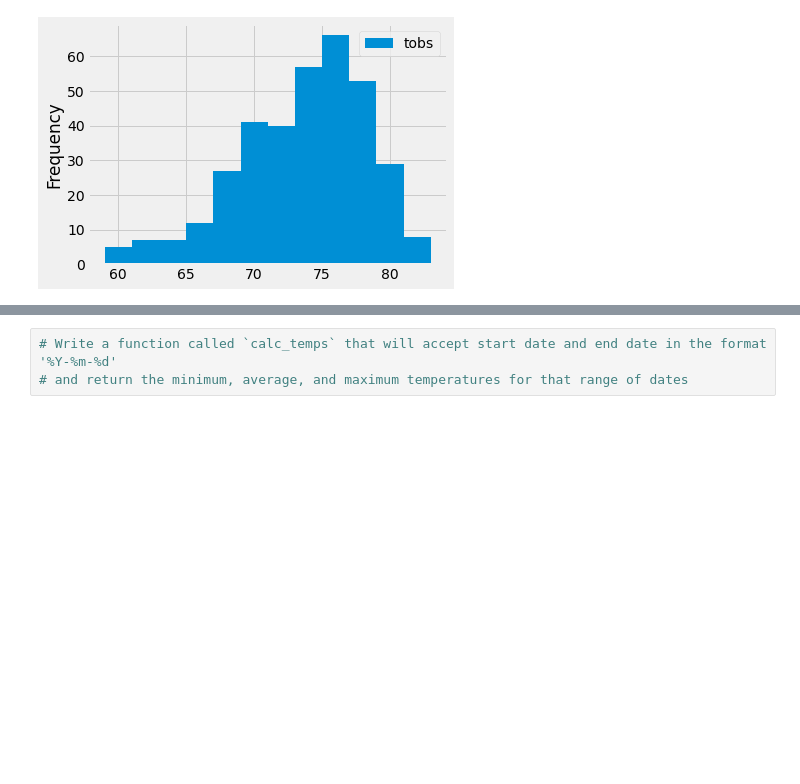
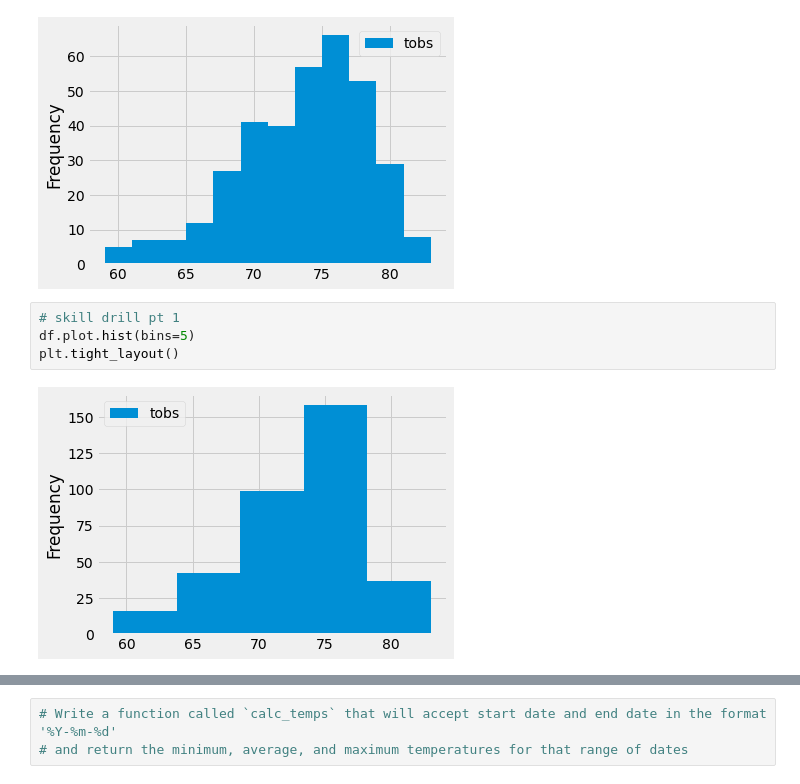
Before and after one commit to ssheggrud/surfs_up, a Jupyter notebook: climate_analysis.ipynb, the cells around one changed output, grey strips where cells are left out. Cells and saved outputs as stored; diff of their text form; blank space fills up the shorter version.

```diff
--- a/climate_analysis.ipynb
+++ b/climate_analysis.ipynb
@@ -157,3 +157,9 @@ df.plot.hist(bins=12)
 plt.tight_layout()
 # %% [output]
 [figure]
+# %%
+# skill drill pt 1
+df.plot.hist(bins=5)
+plt.tight_layout()
+# %% [output]
+[figure, added]
```
Also changed, not shown: parts of 1 cell of this notebook, 1 other file.
